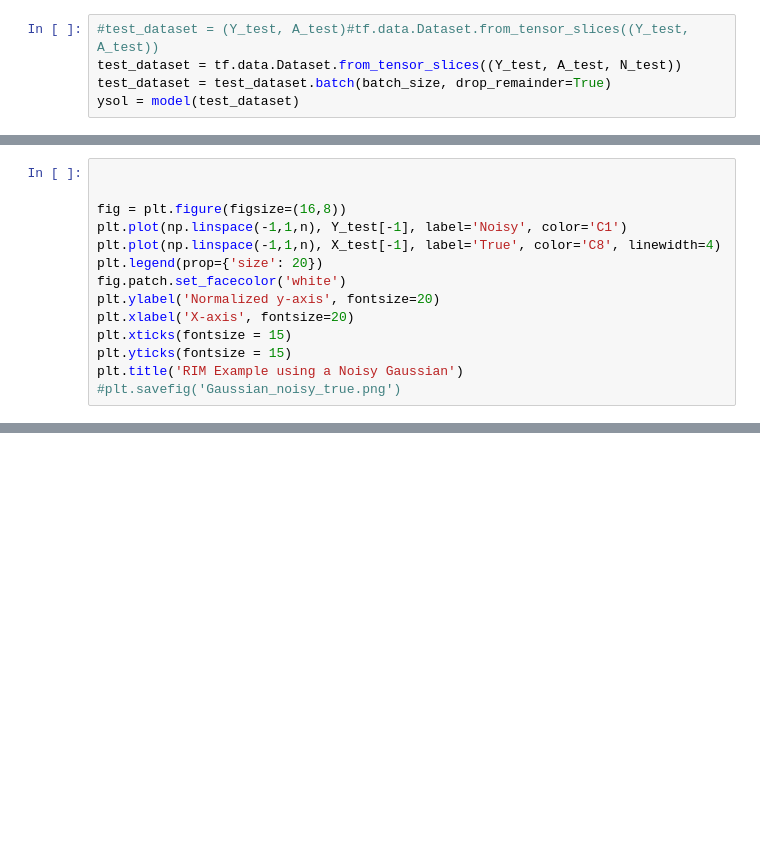
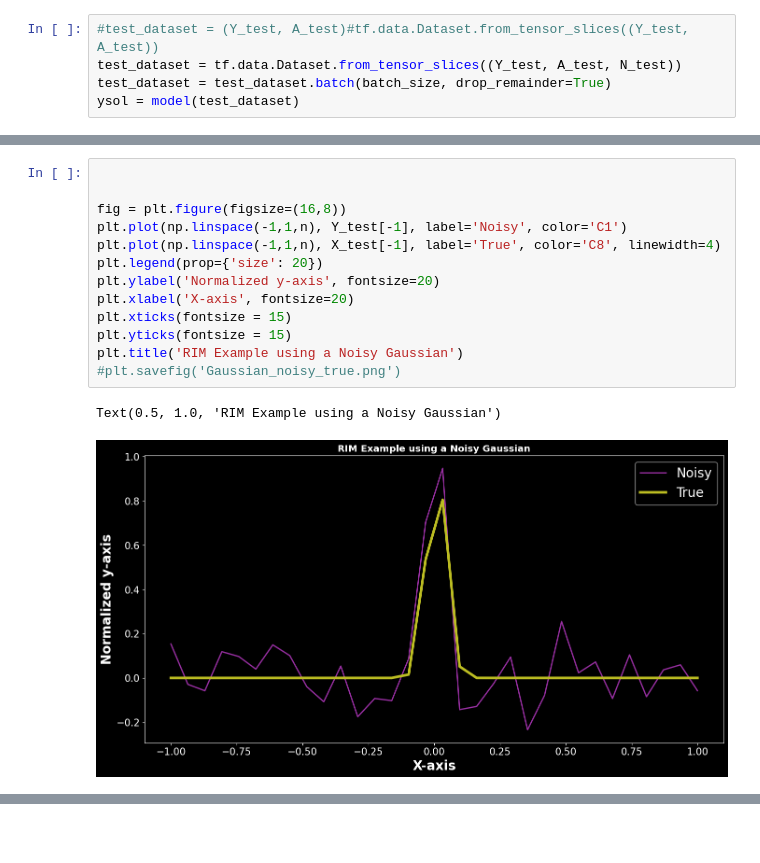
Before and after one commit to crhea93/astroRIM, a Jupyter notebook: Notebooks/RIM-Test-1D-Gaussians.ipynb, the cells around one changed output, grey strips where cells are left out. Saved outputs shown, nothing was run; the diff lists cells and outputs as text; blank space fills up the shorter version.

```diff
--- a/Notebooks/RIM-Test-1D-Gaussians.ipynb
+++ b/Notebooks/RIM-Test-1D-Gaussians.ipynb
@@ -177,17 +183,19 @@ plt.title('RIM Example using a Noisy Gaussian')
 # %%
 
 
 fig = plt.figure(figsize=(16,8))
 plt.plot(np.linspace(-1,1,n), Y_test[-1], label='Noisy', color='C1')
 plt.plot(np.linspace(-1,1,n), X_test[-1], label='True', color='C8', linewidth=4)
 plt.legend(prop={'size': 20})
-fig.patch.set_facecolor('white')
 plt.ylabel('Normalized y-axis', fontsize=20)
 plt.xlabel('X-axis', fontsize=20)
 plt.xticks(fontsize = 15)
 plt.yticks(fontsize = 15)
 plt.title('RIM Example using a Noisy Gaussian')
 #plt.savefig('Gaussian_noisy_true.png')
+# %% [output]
+Text(0.5, 1.0, 'RIM Example using a Noisy Gaussian')
+[figure, added]
 # %%
 fig = plt.figure(figsize=(16,8))
 plt.plot(np.linspace(-1,1,n), Y_test[-1], label='Noisy', color='C1')
```
Also changed, not shown: parts of 9 cells of this notebook, 52 other files.
